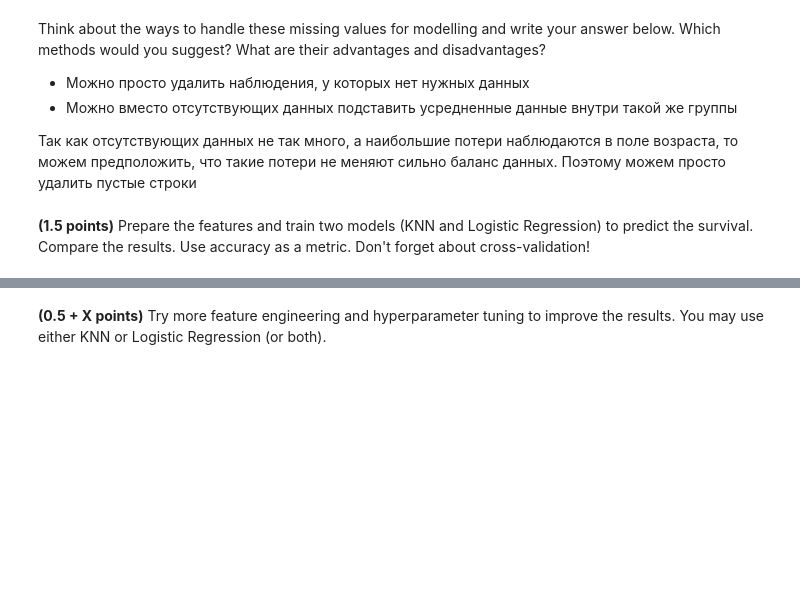
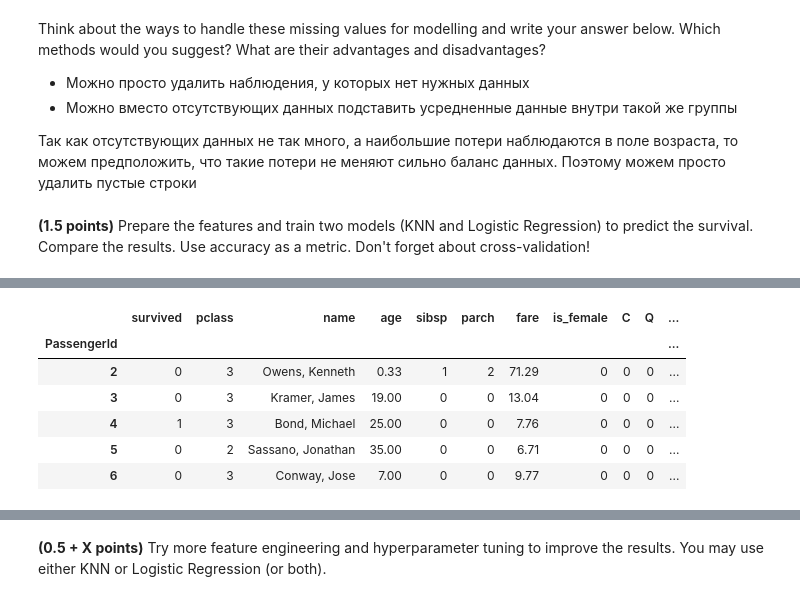
Before and after one commit to albert-bariev/rs-school-ml, a Jupyter notebook: 5_hw_classification.ipynb, the cells around one changed output, grey strips where cells are left out. Drawn from its saved outputs; the diff is of its cells as text; code cells hidden in the pictures; blank space fills up the shorter version.

```diff
--- a/5_hw_classification.ipynb
+++ b/5_hw_classification.ipynb
@@ -649,3 +752,6 @@ Think about the ways to handle these missing values for modelling and write your
 data.dropna(subset=["age", "embarked",  "fare"], inplace=True)
 # %% [markdown]
 **(1.5 points)** Prepare the features and train two models (KNN and Logistic Regression) to predict the survival. Compare the results. Use accuracy as a metric. Don't forget about cross-validation!
+# %%
+embarked_dummies = pd.get_dummies(data['embarked'])
+embarked_dummies.head()
@@ -652 +766,13 @@ data.dropna(subset=["age", "embarked",  "fare"], inplace=True)
+# %%
+df = pd.merge(left=data, right=embarked_dummies, left_index=True, right_index=True)
+df.drop(columns=['embarked'], inplace=True)
+df.head()
+# %% [output]
+|  | survived | pclass | name | age | sibsp | parch | fare | is_female | C | Q | ... |
+| PassengerId |  |  |  |  |  |  |  |  |  |  | ... |
+| 2 | 0 | 3 | Owens, Kenneth | 0.33 | 1 | 2 | 71.29 | 0 | 0 | 0 | ... |
+| 3 | 0 | 3 | Kramer, James | 19.00 | 0 | 0 | 13.04 | 0 | 0 | 0 | ... |
+| 4 | 1 | 3 | Bond, Michael | 25.00 | 0 | 0 | 7.76 | 0 | 0 | 0 | ... |
+| 5 | 0 | 2 | Sassano, Jonathan | 35.00 | 0 | 0 | 6.71 | 0 | 0 | 0 | ... |
+| 6 | 0 | 3 | Conway, Jose | 7.00 | 0 | 0 | 9.77 | 0 | 0 | 0 | ... |
 # %%
```
Also changed, not shown: parts of 21 cells of this notebook.
